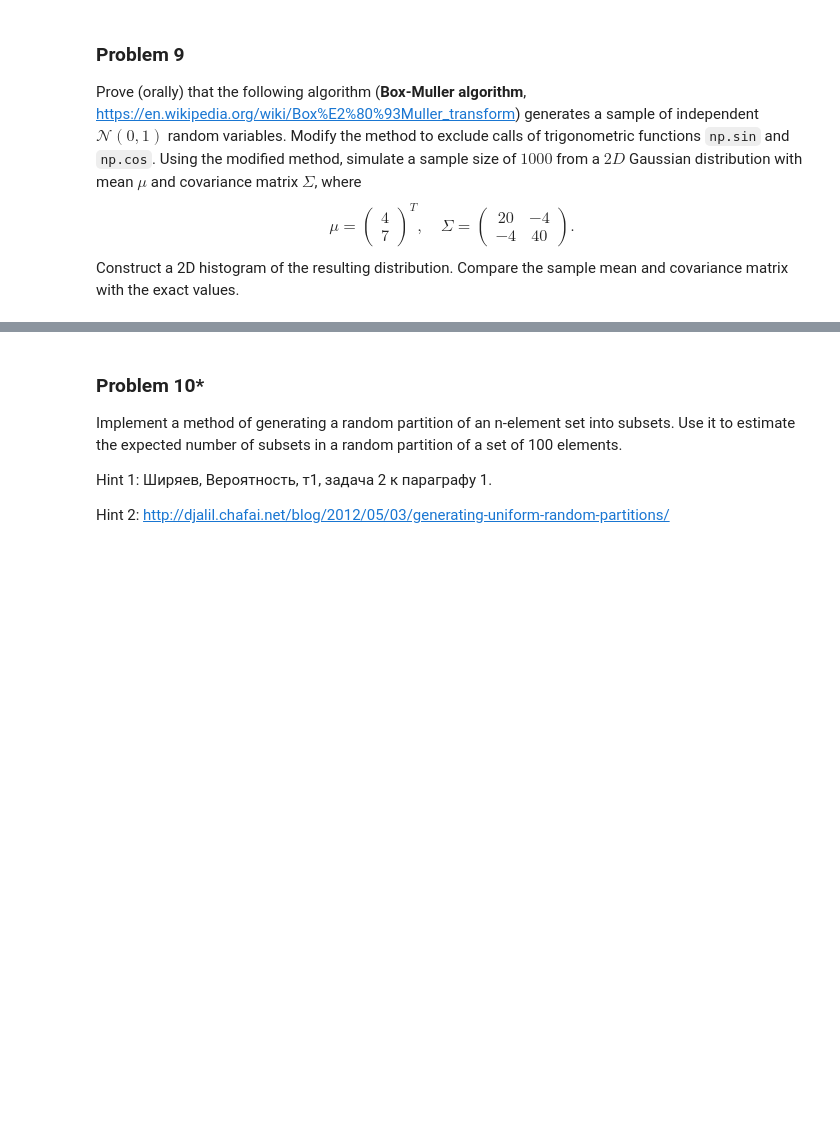
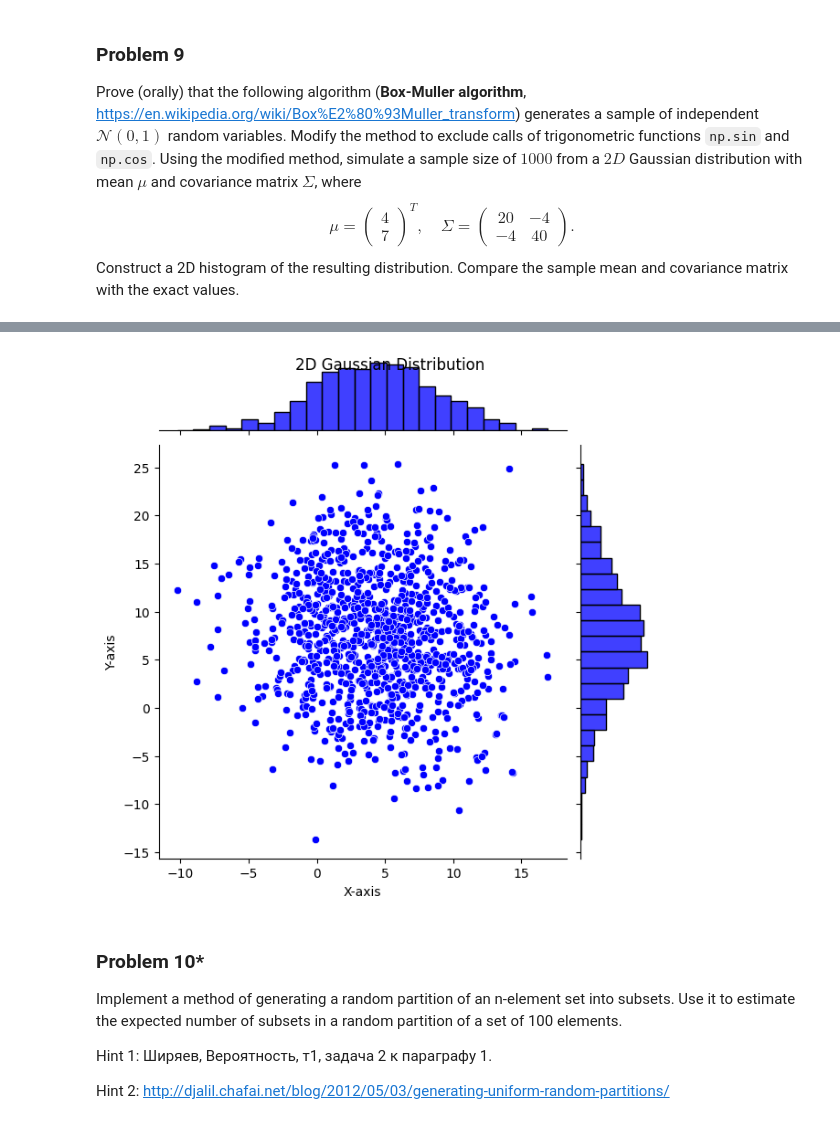
Before and after one commit to maxmiheev/mikheev6sem, a Jupyter notebook: hw/hw3.ipynb, the cells around one changed output, grey strips where cells are left out. Cells and saved outputs as stored; diff of their text form; code cells hidden in the pictures; blank space fills up the shorter version.

```diff
--- a/hw/hw3.ipynb
+++ b/hw/hw3.ipynb
@@ -587,3 +620,10 @@ plt.show()
+# %%
+joint_plot = sns.jointplot(x=sample[:, 0], y=sample[:,1], color="blue")
+joint_plot.set_axis_labels('X-axis', 'Y-axis')
+plt.suptitle('2D Gaussian Distribution')
+plt.show()
+# %% [output]
+[figure, added]
 # %% [markdown]
 ### Problem 10*
 
```
Also changed, not shown: parts of 4 cells of this notebook.
